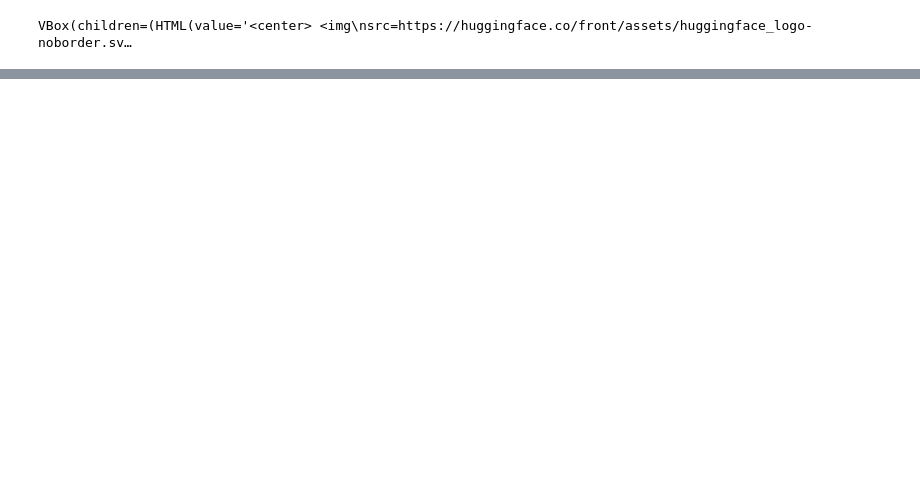
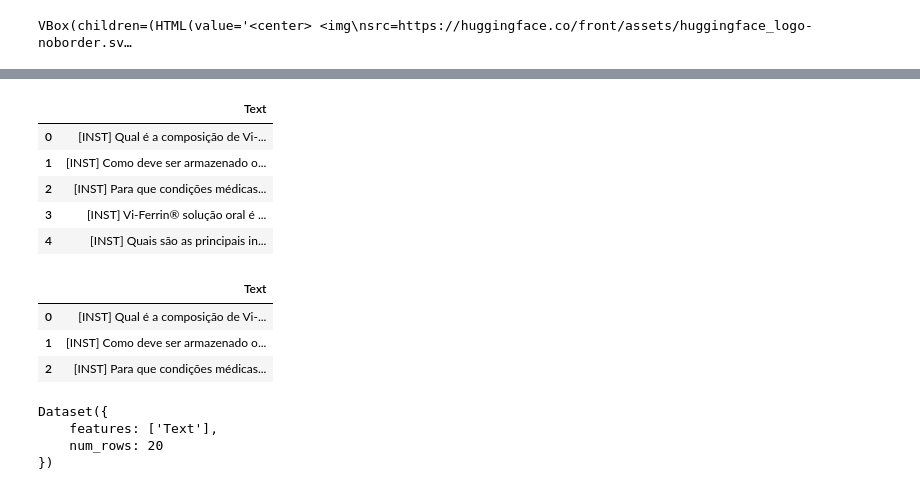
Before and after one commit to Henriquerezer/Microsoft-PHI_3-LLM, a Jupyter notebook: fine_tuning.ipynb, the cells around one changed output, grey strips where cells are left out. Cells and saved outputs as stored; diff of their text form; code cells hidden in the pictures; blank space fills up the shorter version.

```diff
--- a/fine_tuning.ipynb
+++ b/fine_tuning.ipynb
@@ -62,0 +202,20 @@ No contexto das instruções, o Phi-3-mini-128k-instruct é projetado para segui
+# %%
+new_df = new_df[['Text']]
+new_df.head(5)
+# %% [output]
+|  | Text |
+| 0 | [INST] Qual é a composição de Vi-... |
+| 1 | [INST] Como deve ser armazenado o... |
+| 2 | [INST] Para que condições médicas... |
+| 3 | [INST] Vi-Ferrin® solução oral é ... |
+| 4 | [INST] Quais são as principais in... |
+# %%
+# If you want to save the new dataframe to a CSV file:
+new_df.to_csv('formatted_data.csv', index=False)
+final_df = pd.read_csv("formatted_data.csv")
+final_df.head(3)
+# %% [output]
+|  | Text |
+| 0 | [INST] Qual é a composição de Vi-... |
+| 1 | [INST] Como deve ser armazenado o... |
+| 2 | [INST] Para que condições médicas... |
@@ -62,0 +224,7 @@ No contexto das instruções, o Phi-3-mini-128k-instruct é projetado para segui
+# %%
+training_dataset
+# %% [output]
+Dataset({
+    features: ['Text'],
+    num_rows: 20
+})
```
Also changed, not shown: parts of 16 cells of this notebook, 5 other files.
